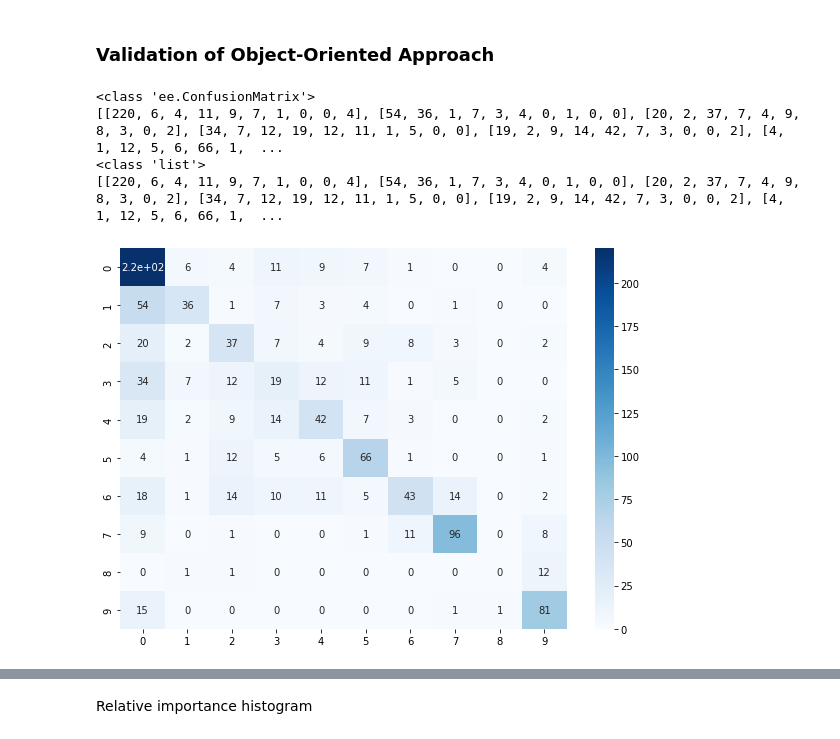
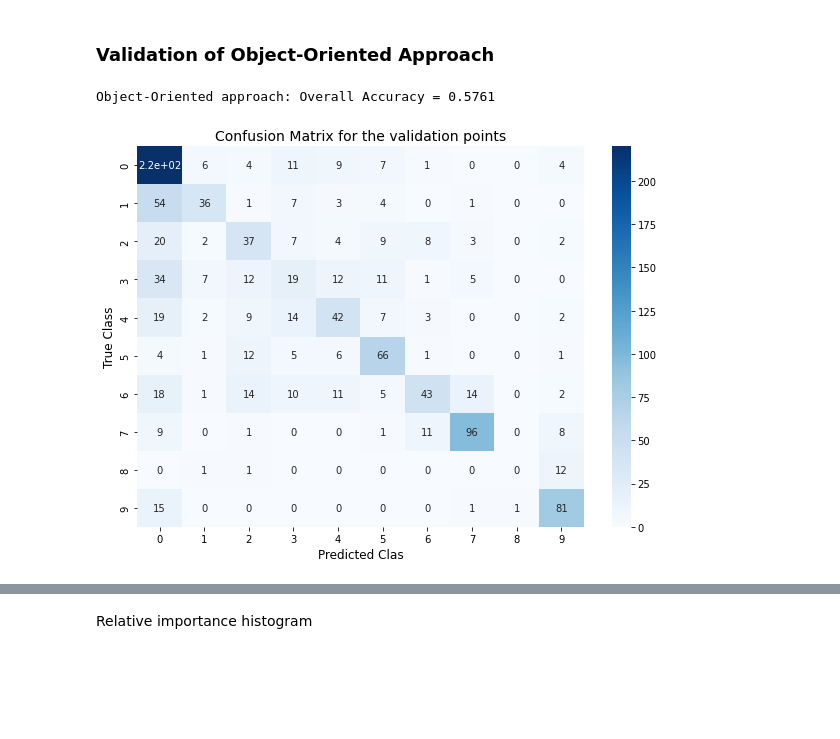
Before and after one commit to SuzannaLin/GEE_LULC, a Jupyter notebook: EARSeL_Nice.ipynb, the cells around one changed output, grey strips where cells are left out. Drawn from its saved outputs; the diff is of its cells as text; code cells hidden in the pictures; blank space fills up the shorter version.

```diff
--- a/EARSeL_Nice.ipynb
+++ b/EARSeL_Nice.ipynb
@@ -2097,5 +2224,8 @@ final_bands = ee.ImageCollection.fromImages(final_bands.bandNames().map(func_mgp
 # %% [markdown]
 ### Training the classifier
+# %%
+#if you want use RandomForest (classifier_alg= "RF") else use SVM (classifier_alg= "SVM")
+classifier_alg = "RF"
 # %% [markdown]
 As generally performed, a band normalization of the input dataset was applied before applying the SVM classification. For the RF classifier, the number of trees was set to 50, while for the SVM a radial basis function kernel (RBF) was applied (with gamma = 1 and cost = 10).
 # %%
@@ -2124,16 +2254,17 @@ if classifier_alg == "RF":
     })
 
 elif classifier_alg == "SVM":
-    classifie = ee.Classifier.libsvm(**{
+    classifier = ee.Classifier.libsvm(**{
         'kernelType': 'RBF',
         'gamma': 15,
         'cost': 10
     })
-    classifier = classifie.train(training_geobia, 'b1', predictionBands)
+    classifier = classifier.train(training_geobia, 'b1', predictionBands)
 
 else:
     print("You need to set your classifier for the Object based approach")
 
+classifier_OO = classifier
 print("Training finished")
 # %% [output]
 Training finished
@@ -2278,7 +2500,7 @@ task1.start()
 ### Validation of Object-Oriented Approach
 # %%
 #Validation of the object-oriented approach
-classifier_geobia = final_bands.select(predictionBands).sampleRegions(
+validation_geobia = final_bands.select(predictionBands).sampleRegions(
     **{
         'collection': valpnts,
         'properties': ['b1'],
@@ -2286,30 +2508,29 @@ classifier_geobia = final_bands.select(predictionBands).sampleRegions(
         'tileScale':8
     })
 
-classificazione = classifier_geobia.classify(classifier)
+classificazione = validation_geobia.classify(classifier_OO)
 
-test_CM = classificazione.errorMatrix('b1', 'classification')
-print(type(test_CM))
-print(test_CM.getInfo())
-test_CM = test_CM.getInfo()
-print(type(test_CM))
-print(test_CM)
+test_EM = classificazione.errorMatrix('b1', 'classification')
+# print(type(test_CM)) # <class 'ee.ConfusionMatrix'>
+print('Object-Oriented approach: Overall Accuracy =', round(test_EM.accuracy().getInfo(),4))
 # %% [output]
-<class 'ee.ConfusionMatrix'>
-[[220, 6, 4, 11, 9, 7, 1, 0, 0, 4], [54, 36, 1, 7, 3, 4, 0, 1, 0, 0], [20, 2, 37, 7, 4, 9, 8, 3, 0, 2], [34, 7, 12, 19, 12, 11, 1, 5, 0, 0], [19, 2, 9, 14, 42, 7, 3, 0, 0, 2], [4, 1, 12, 5, 6, 66, 1,  ...
-<class 'list'>
-[[220, 6, 4, 11, 9, 7, 1, 0, 0, 4], [54, 36, 1, 7, 3, 4, 0, 1, 0, 0], [20, 2, 37, 7, 4, 9, 8, 3, 0, 2], [34, 7, 12, 19, 12, 11, 1, 5, 0, 0], [19, 2, 9, 14, 42, 7, 3, 0, 0, 2], [4, 1, 12, 5, 6, 66, 1,  ...
+Object-Oriented approach: Overall Accuracy = 0.5761
 # %%
 import seaborn as sn
 import pandas as pd
 import matplotlib.pyplot as plt
 
-df_cm = pd.DataFrame(test_CM, index = [i for i in range(10)],
+test_EM = test_EM.getInfo() # confusion matrix to list
+# print(type(test_CM)) # <class 'list'>
+# print(test_CM)
+
+df_cm = pd.DataFrame(test_EM, index = [i for i in range(10)],
                   columns = [i for i in range(10)])
 plt.figure(figsize = (10,7))
-plt.xlabel("Predicted Class")
-plt.ylabel("True Class")
+plt.title('Confusion Matrix for the validation points',fontsize=14)
 ax = sn.heatmap(df_cm, annot=True,cmap='Blues')
+ax.set_xlabel("Predicted Clas", fontsize=12)
+ax.set_ylabel("True Class", fontsize=12)
 plt.show()
 # %% [output]
-[figure, old version]
+[figure, new version]
```
Also changed, not shown: parts of 52 cells of this notebook.
